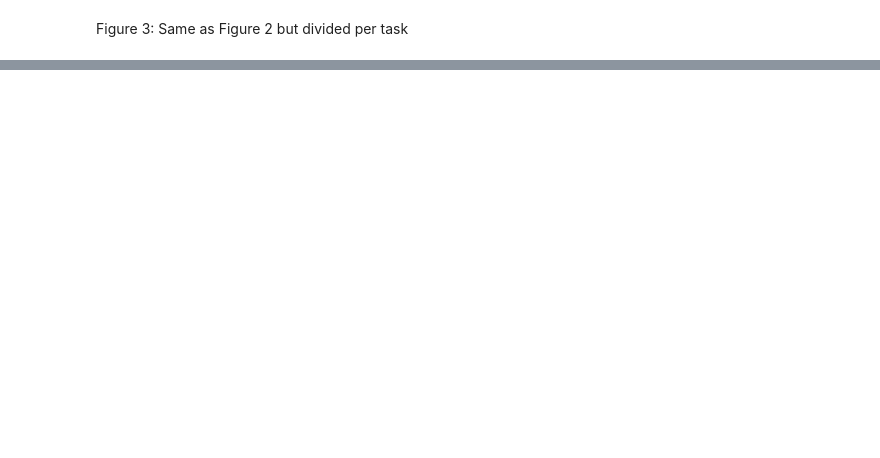
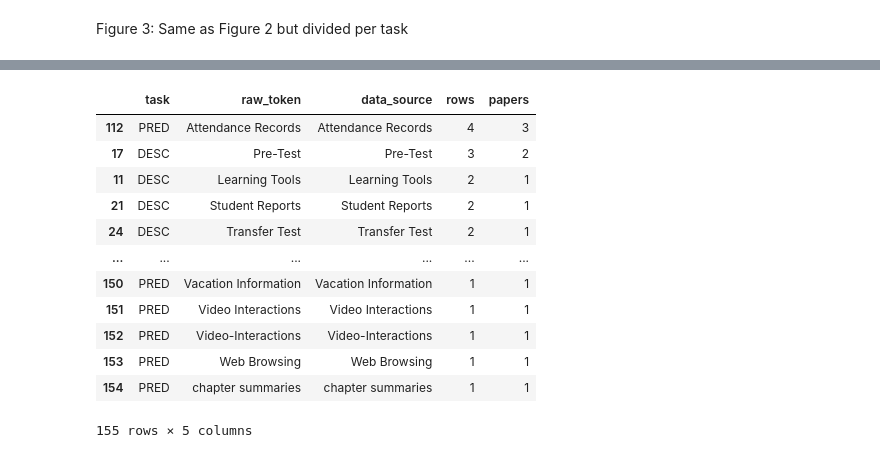
Before and after one commit to RicardoSantos0/Notion_Zotero, a Jupyter notebook: original_db_summary_analysis.ipynb, the cells around one changed output, grey strips where cells are left out. Drawn from its saved outputs; the diff is of its cells as text; code cells hidden in the pictures; blank space fills up the shorter version.

```diff
--- a/original_db_summary_analysis.ipynb
+++ b/original_db_summary_analysis.ipynb
@@ -694,0 +901,16 @@ plt.show()
+# %%
+display(data_source_audit)
+# %% [output]
+|  | task | raw_token | data_source | rows | papers |
+| 112 | PRED | Attendance Records | Attendance Records | 4 | 3 |
+| 17 | DESC | Pre-Test | Pre-Test | 3 | 2 |
+| 11 | DESC | Learning Tools | Learning Tools | 2 | 1 |
+| 21 | DESC | Student Reports | Student Reports | 2 | 1 |
+| 24 | DESC | Transfer Test | Transfer Test | 2 | 1 |
+| ... | ... | ... | ... | ... | ... |
+| 150 | PRED | Vacation Information | Vacation Information | 1 | 1 |
+| 151 | PRED | Video Interactions | Video Interactions | 1 | 1 |
+| 152 | PRED | Video-Interactions | Video-Interactions | 1 | 1 |
+| 153 | PRED | Web Browsing | Web Browsing | 1 | 1 |
+| 154 | PRED | chapter summaries | chapter summaries | 1 | 1 |
+155 rows × 5 columns
```
Also changed, not shown: parts of 12 cells of this notebook, 3 other files.
